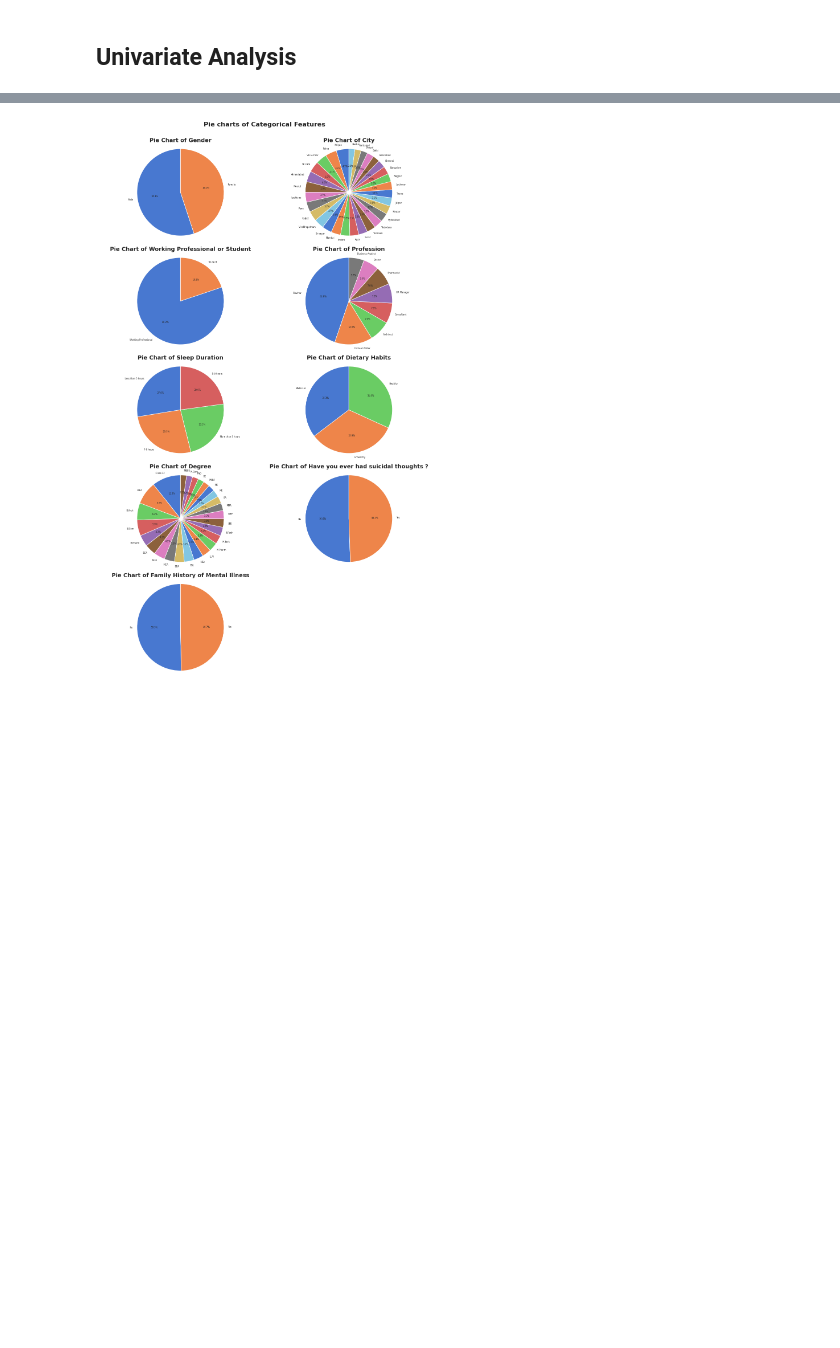
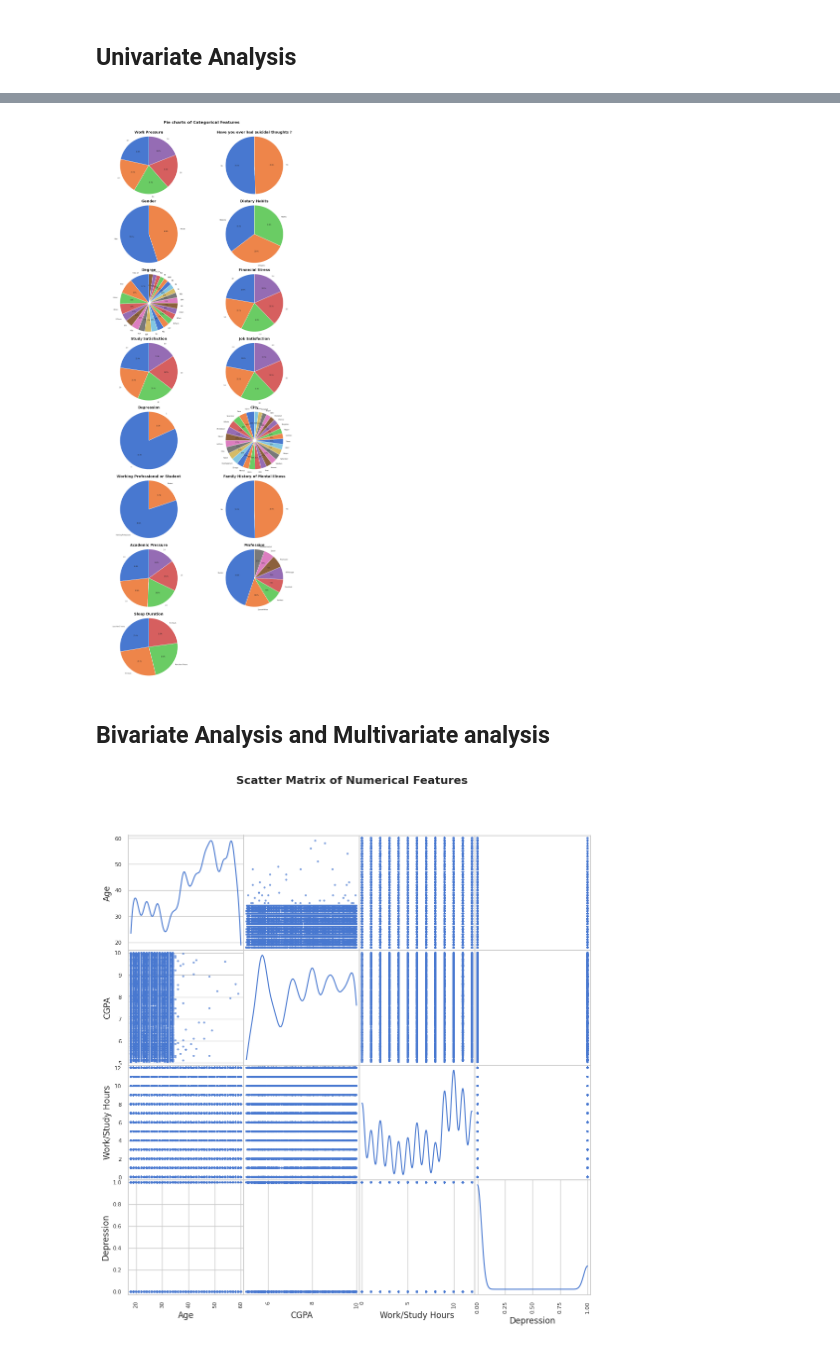
Before and after one commit to ShadowCoder151/Kaggle_Notebooks, a Jupyter notebook: EDA_Template.ipynb, the cells around one changed output, grey strips where cells are left out. Cells and saved outputs as stored; diff of their text form; code cells hidden in the pictures; blank space fills up the shorter version.

```diff
--- a/EDA_Template.ipynb
+++ b/EDA_Template.ipynb
@@ -200,6 +204,5 @@ plt.show()
 # %%
 # Pie charts also visualize the proportion of categories in categorical variables
-categorical_columns = train.select_dtypes(include='object').drop(['Name'], axis=1).columns
 sns.set(style='whitegrid', palette='muted')
 
 valid_columns = []
@@ -218,7 +221,7 @@ for i, (col, filtered_data) in enumerate(valid_columns):
     row, col_pos = divmod(i, 2)
     axes[row, col_pos].pie(filtered_data, labels=filtered_data.index, autopct='%1.1f%%', startangle=90, textprops={'fontsize': 5.5})
     axes[row, col_pos].axis('equal')
-    axes[row, col_pos].set_title(f'Pie Chart of {col}', fontsize=14, weight='bold')
+    axes[row, col_pos].set_title(f'{col}', fontsize=14, weight='bold')
 
 for j in range(num_plots, (num_plots + 1) // 2 * 2):
     axes[j // 2, j % 2].set_visible(False)
@@ -226,4 +229,13 @@ for j in range(num_plots, (num_plots + 1) // 2 * 2):
 plt.tight_layout(rect=[0, 0, 1, 0.98])
 plt.show()
 # %% [output]
-[figure, old version]
+[figure, new version]
+# %% [markdown]
+## Bivariate Analysis and Multivariate analysis
+# %%
+# Scatter plot of numerical and numerical columns to see the relationship / trend between the variables
+pd.plotting.scatter_matrix(train[numerical_columns], figsize=(12, 12), diagonal='kde', alpha=0.7)
+plt.suptitle('Scatter Matrix of Numerical Features', fontsize=16, weight='bold')
+plt.show()
+# %% [output]
+[figure, added]
```
Also changed, not shown: parts of 9 cells of this notebook.
